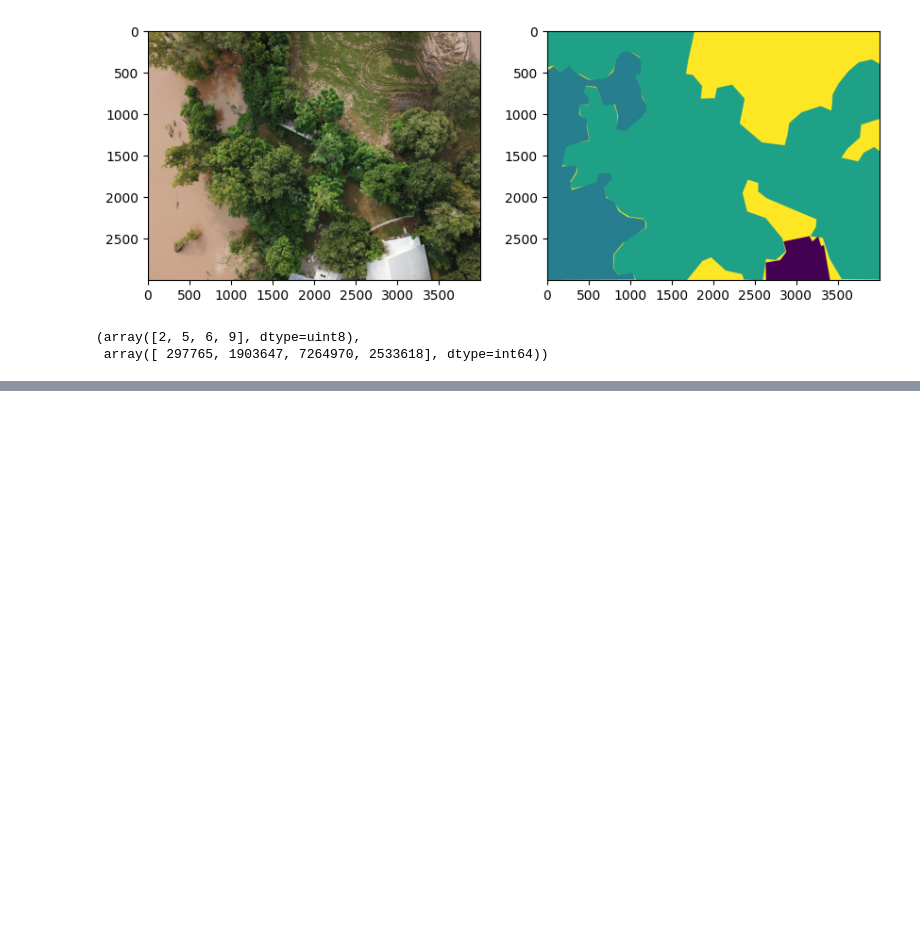
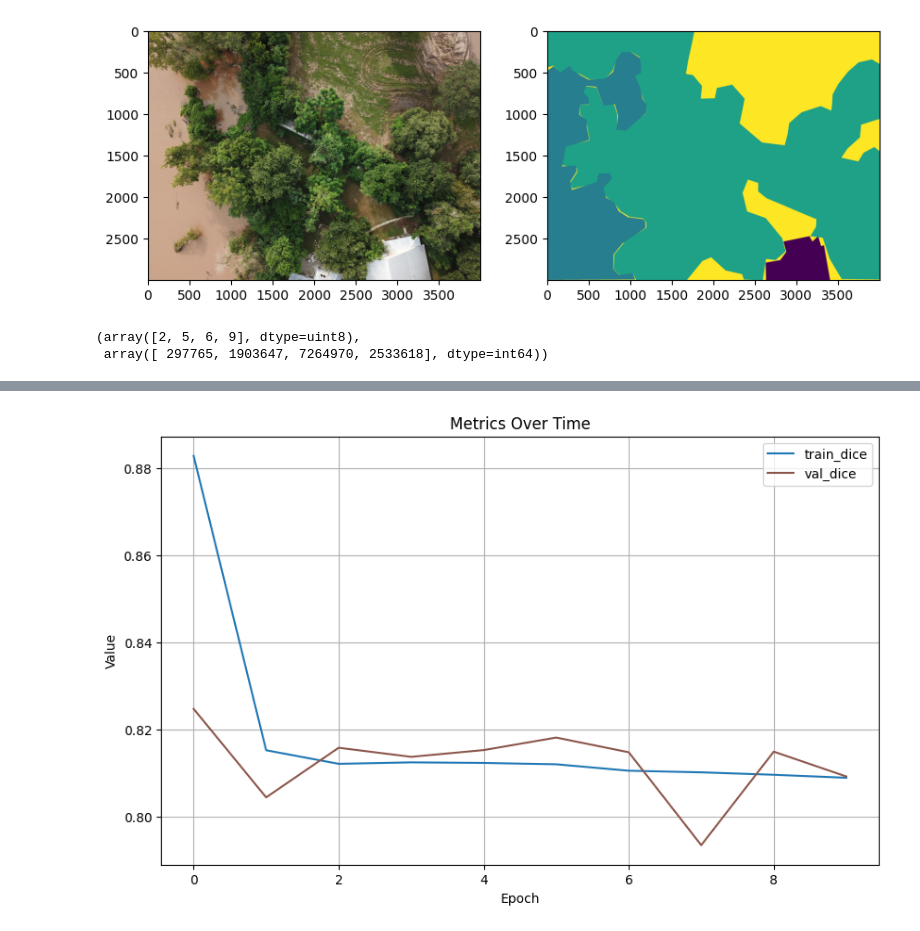
Before and after one commit to paraglondhe098/satellite-image-segmentation, a Jupyter notebook: notebook.ipynb, the cells around one changed output, grey strips where cells are left out. Saved outputs shown, nothing was run; the diff lists cells and outputs as text; code cells hidden in the pictures; blank space fills up the shorter version.

Commit message:
first training

```diff
--- a/notebook.ipynb
+++ b/notebook.ipynb
@@ -182,0 +317,14 @@ def dice_loss(pred, target, smooth = 1e-5):
+# %%
+class LRScheduler(Callback):
+    def __init__(self, scheduler):
+        super().__init__()
+        self.scheduler = scheduler
+
+    def on_epoch_end(self):
+        self.scheduler.step()
+# %%
+callbacks = [ConsoleLogger(progress_bar_positions=["train", "validation", "prediction"]), LRScheduler(scheduler)]
+# %%
+trainer = SegTrainer(model, optimizer, scheduler, dice_loss, callbacks)
+# %%
+trainer.fit(train_dl, val_dl, num_epochs)
@@ -182,0 +366,4 @@ def dice_loss(pred, target, smooth = 1e-5):
+# %%
+trainer.tracker.plot("train_dice", "val_dice")
+# %% [output]
+[figure, added]
```
Also changed, not shown: parts of 21 cells of this notebook.
